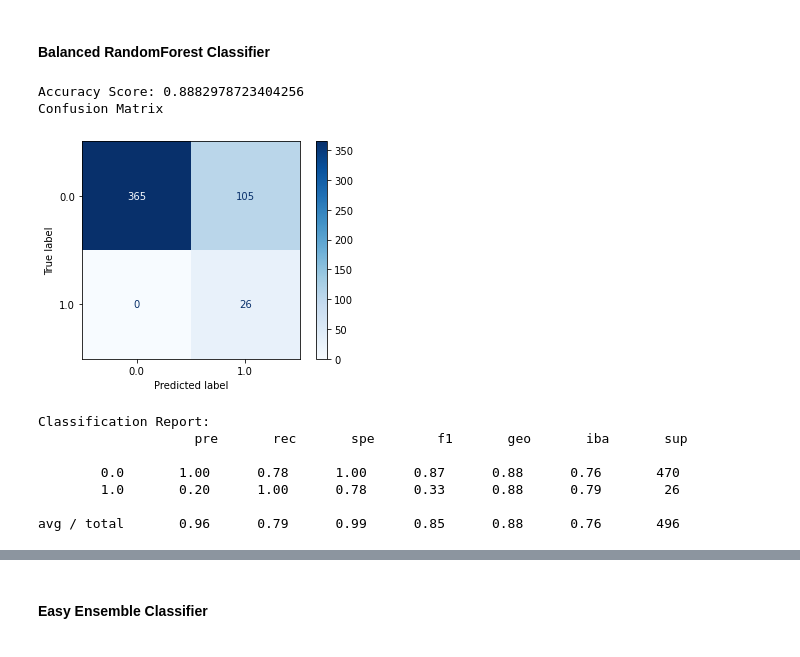
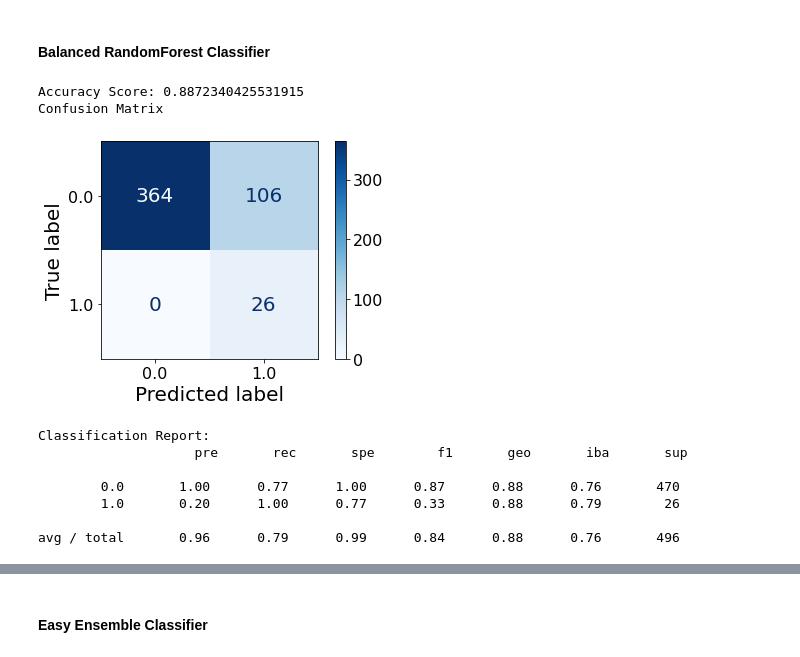
Before and after one commit to Marwan-Takrouri/Human-or-Robot-Facebook-Kaggle, a Jupyter notebook: Modeling.ipynb, the cells around one changed output, grey strips where cells are left out. Saved outputs shown, nothing was run; the diff lists cells and outputs as text; code cells hidden in the pictures.

```diff
--- a/Modeling.ipynb
+++ b/Modeling.ipynb
@@ -74,0 +74,13 @@ merged_bidders.head()
+# %%
+# Human and Robot distribution
+print(f"Total bids made by robots: {len(merged_bidders[merged_bidders['outcome'] == 1])}")
+print(f"Total bids made by human:  {len(merged_bidders[merged_bidders['outcome'] == 0])}")
+
+x = merged_bidders.outcome.value_counts()
+
+plt.subplots(figsize=(10, 6))
+plt.pie(x, labels=["Human", "Robots"], colors=["#A0DAA9", "#FDAC53"],explode=[0, 0.1], autopct='%1.1f%%', shadow=True,startangle=30)
+plt.title("Human vs Robots for Modeling")
+mpl.rcParams['font.size'] = 14
+plt.savefig("Images/human_bot_modeling.png")
+plt.show()
@@ -117,28 +137,27 @@ X_test_scaled = X_scaler.transform(X_test)
 #### Balanced RandomForest Classifier
 # %%
 from imblearn.ensemble import BalancedRandomForestClassifier
-model = BalancedRandomForestClassifier(n_estimators=240, random_state=42)
+model = BalancedRandomForestClassifier(n_estimators=100, random_state=42)
 model.fit(X_train, y_train)
 y_pred = model.predict(X_test)
 # %%
-print(f"Accuracy Score: {balanced_accuracy_score(y_test, y_pred)}")
+brf_acc = balanced_accuracy_score(y_test, y_pred)
+print(f"Accuracy Score: {brf_acc}")
 
 # Plot the confusion matrix
-import matplotlib.pyplot as plt
-from sklearn.metrics import plot_confusion_matrix
 print("Confusion Matrix")
 plot_confusion_matrix(model, X_test, y_test, cmap=plt.cm.Blues)
 plt.show()
 
 print(f"Classification Report:\n {classification_report_imbalanced(y_test, y_pred)}")
 # %% [output]
-Accuracy Score: 0.8882978723404256
+Accuracy Score: 0.8872340425531915
 Confusion Matrix
-[figure, old version]
+[figure, new version]
 Classification Report:
                     pre       rec       spe        f1       geo       iba       sup
 
-        0.0       1.00      0.78      1.00      0.87      0.88      0.76       470
-        1.0       0.20      1.00      0.78      0.33      0.88      0.79        26
+        0.0       1.00      0.77      1.00      0.87      0.88      0.76       470
+        1.0       0.20      1.00      0.77      0.33      0.88      0.79        26
 
-avg / total       0.96      0.79      0.99      0.85      0.88      0.76       496
+avg / total       0.96      0.79      0.99      0.84      0.88      0.76       496
```
Also changed, not shown: parts of 26 cells of this notebook, 2 other files.
